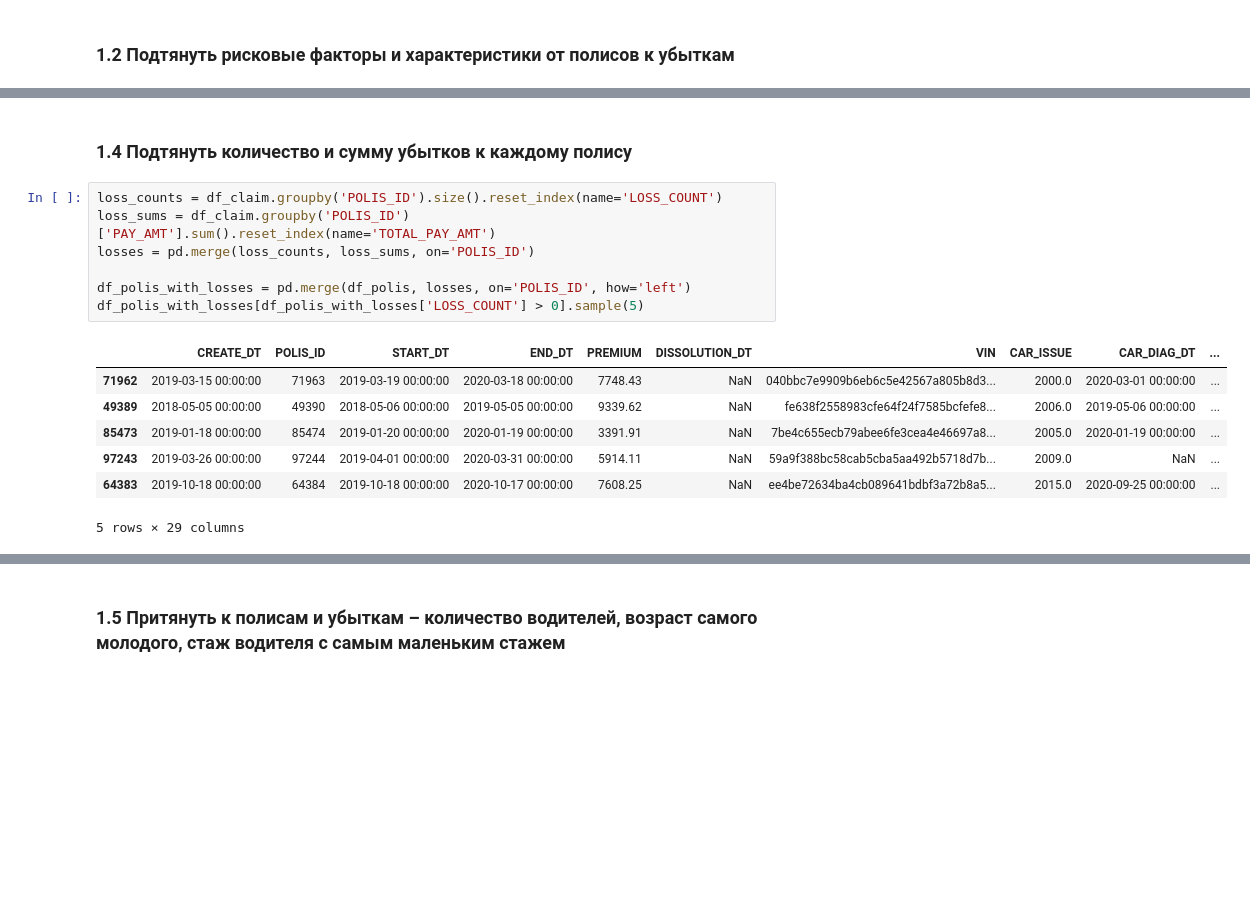
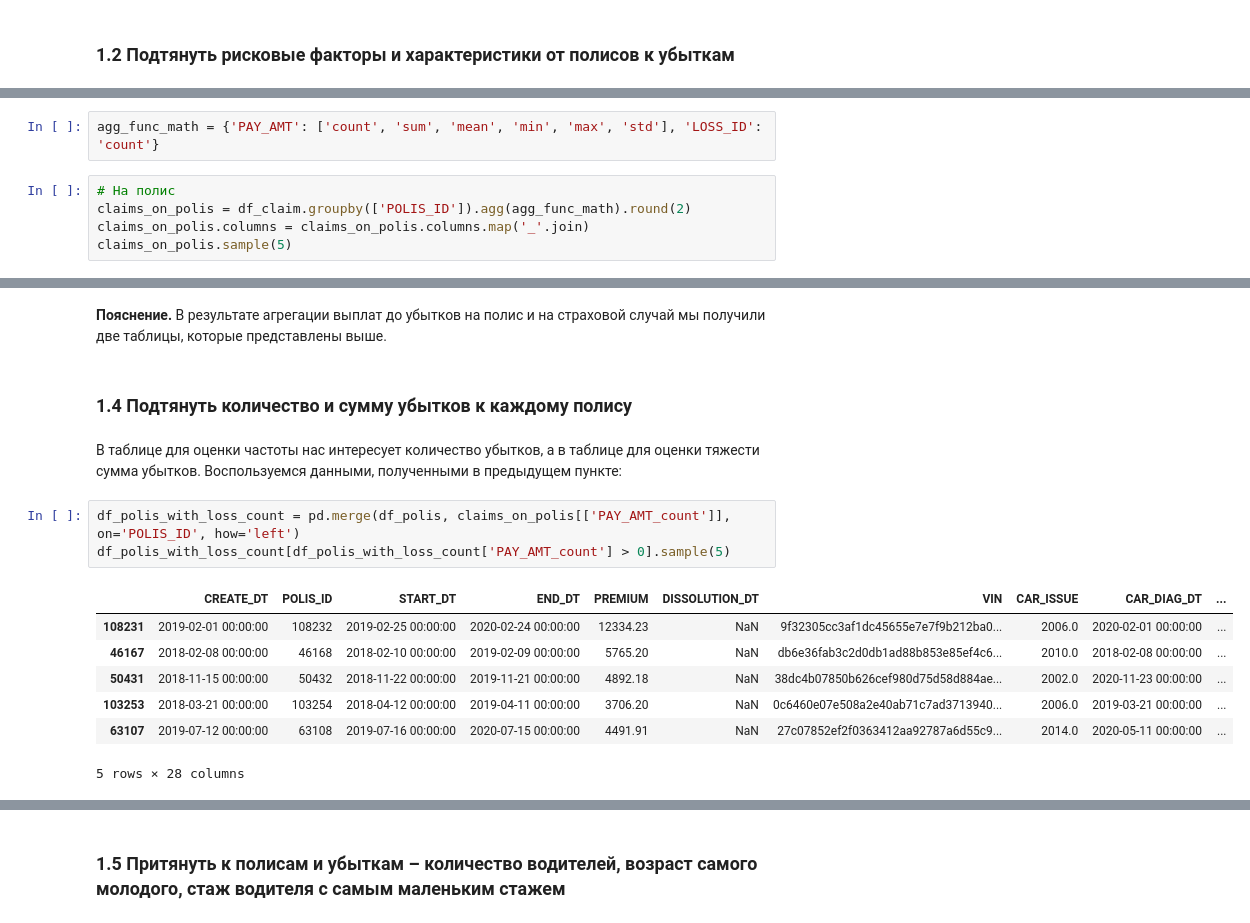
Before and after one commit to antroped/BDAktuarki, a Jupyter notebook: 167.ipynb, the cells around one changed output, grey strips where cells are left out. Saved outputs shown, nothing was run; the diff lists cells and outputs as text; blank space fills up the shorter version.

```diff
--- a/167.ipynb
+++ b/167.ipynb
@@ -134,0 +119,7 @@ df_claim_with_polis = df_claim_with_polis[~(df_claim_with_polis['PAY_DT'] < df_c
+# %%
+agg_func_math = {'PAY_AMT': ['count', 'sum', 'mean', 'min', 'max', 'std'], 'LOSS_ID': 'count'}
+# %%
+# На полис
+claims_on_polis = df_claim.groupby(['POLIS_ID']).agg(agg_func_math).round(2)
+claims_on_polis.columns = claims_on_polis.columns.map('_'.join)
+claims_on_polis.sample(5)
@@ -135,17 +147,17 @@ df_claim_with_polis = df_claim_with_polis[~(df_claim_with_polis['PAY_DT'] < df_c
+# %% [markdown]
+**Пояснение.** В результате агрегации выплат до убытков на полис и на страховой случай мы получили две таблицы, которые представлены выше.
 # %% [markdown]
 ### 1.4 Подтянуть количество и сумму убытков к каждому полису
-# %%
-loss_counts = df_claim.groupby('POLIS_ID').size().reset_index(name='LOSS_COUNT')
-loss_sums = df_claim.groupby('POLIS_ID')['PAY_AMT'].sum().reset_index(name='TOTAL_PAY_AMT')
-losses = pd.merge(loss_counts, loss_sums, on='POLIS_ID')
-
-df_polis_with_losses = pd.merge(df_polis, losses, on='POLIS_ID', how='left')
-df_polis_with_losses[df_polis_with_losses['LOSS_COUNT'] > 0].sample(5)
-# %% [output]
-|  | CREATE_DT | POLIS_ID | START_DT | END_DT | PREMIUM | DISSOLUTION_DT | VIN | CAR_ISSUE | CAR_DIAG_DT | ... |
-| 71962 | 2019-03-15 00:00:00 | 71963 | 2019-03-19 00:00:00 | 2020-03-18 00:00:00 | 7748.43 | NaN | 040bbc7e9909b6eb6c5e42567a805b8d3... | 2000.0 | 2020-03-01 00:00:00 | ... |
-| 49389 | 2018-05-05 00:00:00 | 49390 | 2018-05-06 00:00:00 | 2019-05-05 00:00:00 | 9339.62 | NaN | fe638f2558983cfe64f24f7585bcfefe8... | 2006.0 | 2019-05-06 00:00:00 | ... |
-| 85473 | 2019-01-18 00:00:00 | 85474 | 2019-01-20 00:00:00 | 2020-01-19 00:00:00 | 3391.91 | NaN | 7be4c655ecb79abee6fe3cea4e46697a8... | 2005.0 | 2020-01-19 00:00:00 | ... |
-| 97243 | 2019-03-26 00:00:00 | 97244 | 2019-04-01 00:00:00 | 2020-03-31 00:00:00 | 5914.11 | NaN | 59a9f388bc58cab5cba5aa492b5718d7b... | 2009.0 | NaN | ... |
-| 64383 | 2019-10-18 00:00:00 | 64384 | 2019-10-18 00:00:00 | 2020-10-17 00:00:00 | 7608.25 | NaN | ee4be72634ba4cb089641bdbf3a72b8a5... | 2015.0 | 2020-09-25 00:00:00 | ... |
-5 rows × 29 columns
+# %% [markdown]
+В таблице для оценки частоты нас интересует количество убытков, а в таблице для оценки тяжести сумма убытков. Воспользуемся данными, полученными в предыдущем пункте:
+# %%
+df_polis_with_loss_count = pd.merge(df_polis, claims_on_polis[['PAY_AMT_count']], on='POLIS_ID', how='left')
+df_polis_with_loss_count[df_polis_with_loss_count['PAY_AMT_count'] > 0].sample(5)
+# %% [output]
+|  | CREATE_DT | POLIS_ID | START_DT | END_DT | PREMIUM | DISSOLUTION_DT | VIN | CAR_ISSUE | CAR_DIAG_DT | ... |
+| 108231 | 2019-02-01 00:00:00 | 108232 | 2019-02-25 00:00:00 | 2020-02-24 00:00:00 | 12334.23 | NaN | 9f32305cc3af1dc45655e7e7f9b212ba0... | 2006.0 | 2020-02-01 00:00:00 | ... |
+| 46167 | 2018-02-08 00:00:00 | 46168 | 2018-02-10 00:00:00 | 2019-02-09 00:00:00 | 5765.20 | NaN | db6e36fab3c2d0db1ad88b853e85ef4c6... | 2010.0 | 2018-02-08 00:00:00 | ... |
+| 50431 | 2018-11-15 00:00:00 | 50432 | 2018-11-22 00:00:00 | 2019-11-21 00:00:00 | 4892.18 | NaN | 38dc4b07850b626cef980d75d58d884ae... | 2002.0 | 2020-11-23 00:00:00 | ... |
+| 103253 | 2018-03-21 00:00:00 | 103254 | 2018-04-12 00:00:00 | 2019-04-11 00:00:00 | 3706.20 | NaN | 0c6460e07e508a2e40ab71c7ad3713940... | 2006.0 | 2019-03-21 00:00:00 | ... |
+| 63107 | 2019-07-12 00:00:00 | 63108 | 2019-07-16 00:00:00 | 2020-07-15 00:00:00 | 4491.91 | NaN | 27c07852ef2f0363412aa92787a6d55c9... | 2014.0 | 2020-05-11 00:00:00 | ... |
+5 rows × 28 columns
```
Also changed, not shown: parts of 23 cells of this notebook.
